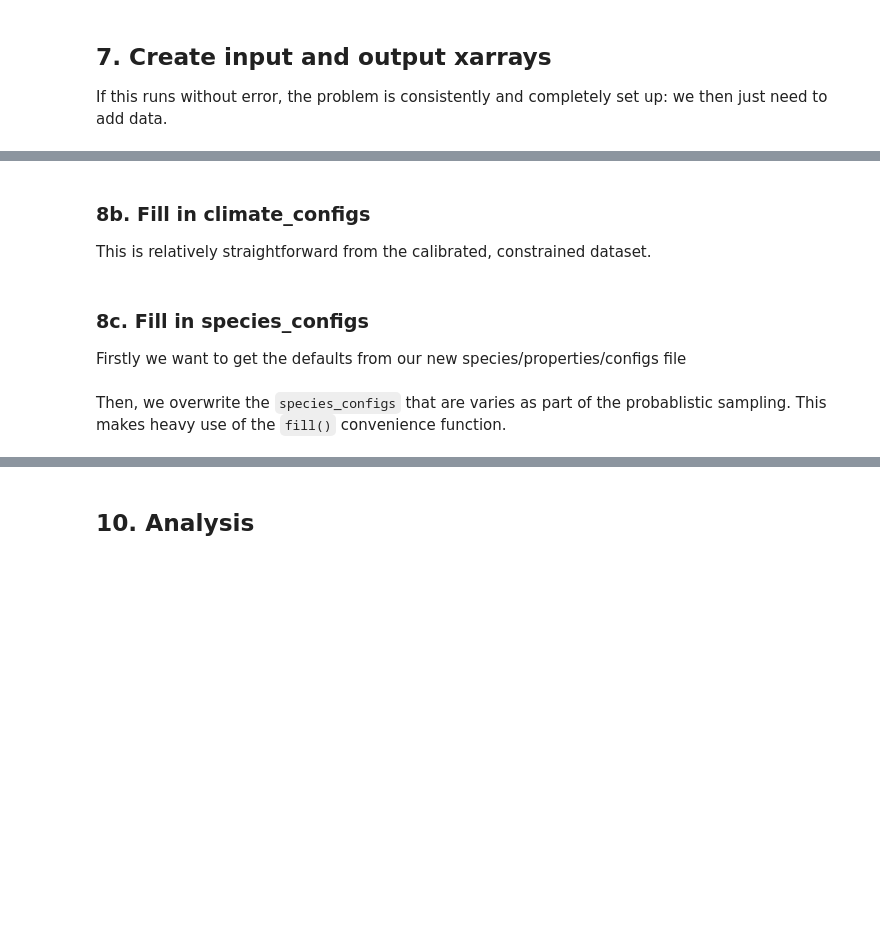
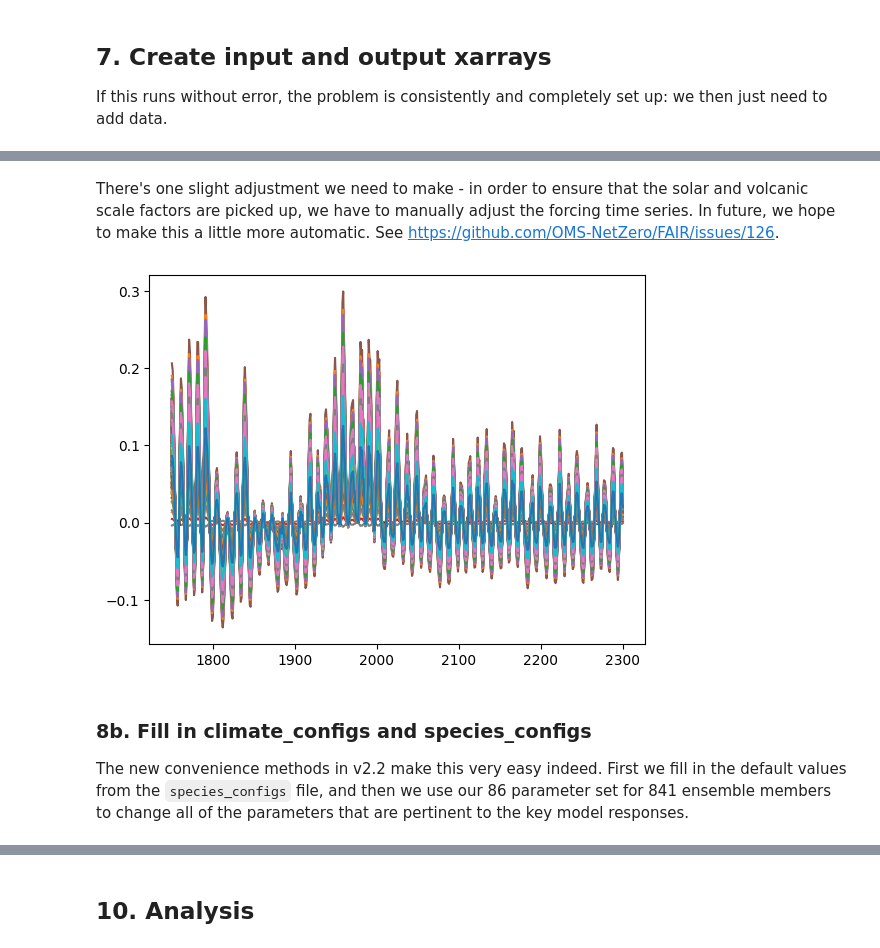
Before and after one commit to OMS-NetZero/FAIR, a Jupyter notebook: examples/calibrated_constrained_ensemble.ipynb, the cells around one changed output, grey strips where cells are left out. Drawn from its saved outputs; the diff is of its cells as text; code cells hidden in the pictures; blank space fills up the shorter version.

Commit message:
update example for new functions

```diff
--- a/examples/calibrated_constrained_ensemble.ipynb
+++ b/examples/calibrated_constrained_ensemble.ipynb
@@ -123,42 +188,0 @@ Notes on the below:
-# %%
-rcmip_emissions_file = pooch.retrieve(
-    url="doi:10.5281/zenodo.4589756/rcmip-emissions-annual-means-v5-1-0.csv",
-    known_hash="md5:4044106f55ca65b094670e7577eaf9b3",
-)
-df_emis = pd.read_csv(rcmip_emissions_file)
-gfed_sectors = [
-    "Emissions|NOx|MAGICC AFOLU|Agricultural Waste Burning",
-    "Emissions|NOx|MAGICC AFOLU|Forest Burning",
-    "Emissions|NOx|MAGICC AFOLU|Grassland Burning",
-    "Emissions|NOx|MAGICC AFOLU|Peat Burning",
-]
-for scenario in scenarios:
-    f.emissions.loc[dict(specie="NOx", scenario=scenario)] = (
-        df_emis.loc[
-            (df_emis["Scenario"] == scenario)
-            & (df_emis["Region"] == "World")
-            & (df_emis["Variable"].isin(gfed_sectors)),
-            "1750":"2300",
-        ]
-        .interpolate(axis=1)
-        .values.squeeze()
-        .sum(axis=0)
-        * 46.006
-        / 30.006
-        + df_emis.loc[
-            (df_emis["Scenario"] == scenario)
-            & (df_emis["Region"] == "World")
-            & (df_emis["Variable"] == "Emissions|NOx|MAGICC AFOLU|Agriculture"),
-            "1750":"2300",
-        ]
-        .interpolate(axis=1)
-        .values.squeeze()
-        + df_emis.loc[
-            (df_emis["Scenario"] == scenario)
-            & (df_emis["Region"] == "World")
-            & (df_emis["Variable"] == "Emissions|NOx|MAGICC Fossil and Industrial"),
-            "1750":"2300",
-        ]
-        .interpolate(axis=1)
-        .values.squeeze()
-    )[:550, None]
@@ -196,3 +209,5 @@ We then use our calibrated, constrained ensemble to individually scale the volca
+# %% [markdown]
+There's one slight adjustment we need to make - in order to ensure that the solar and volcanic scale factors are picked up, we have to manually adjust the forcing time series. In future, we hope to make this a little more automatic. See https://github.com/OMS-NetZero/FAIR/issues/126.
 # %%
 fill(
     f.forcing,
@@ -206,9 +220,11 @@ fill(
     specie="Solar",
 )
 # %%
-pl.plot(f.timebounds, f.forcing.loc[dict(specie="Solar", scenario="ssp245")]);
+pl.plot(f.timebounds, f.forcing.loc[dict(specie="Solar", scenario="medium-extension")]);
+# %% [output]
+[figure, added]
 # %% [markdown]
-### 8b. Fill in climate_configs
+### 8b. Fill in climate_configs and species_configs
 
-This is relatively straightforward from the calibrated, constrained dataset.
+The new convenience methods in v2.2 make this very easy indeed. First we fill in the default values from the `species_configs` file, and then we use our 86 parameter set for 841 ensemble members to change all of the parameters that are pertinent to the key model responses.
 # %%
@@ -228,4 +232,0 @@ fill(f.climate_configs["forcing_4co2"], df_configs["clim_F_4xCO2"])
-# %% [markdown]
-### 8c. Fill in species_configs
-
-Firstly we want to get the defaults from our new species/properties/configs file
@@ -234,2 +232,0 @@ f.fill_species_configs(filename='data/species_configs_properties_calibration1.2.
-# %% [markdown]
-Then, we overwrite the `species_configs` that are varies as part of the probablistic sampling. This makes heavy use of the `fill()` convenience function.
```
Also changed, not shown: parts of 39 cells of this notebook, 5 other files.
